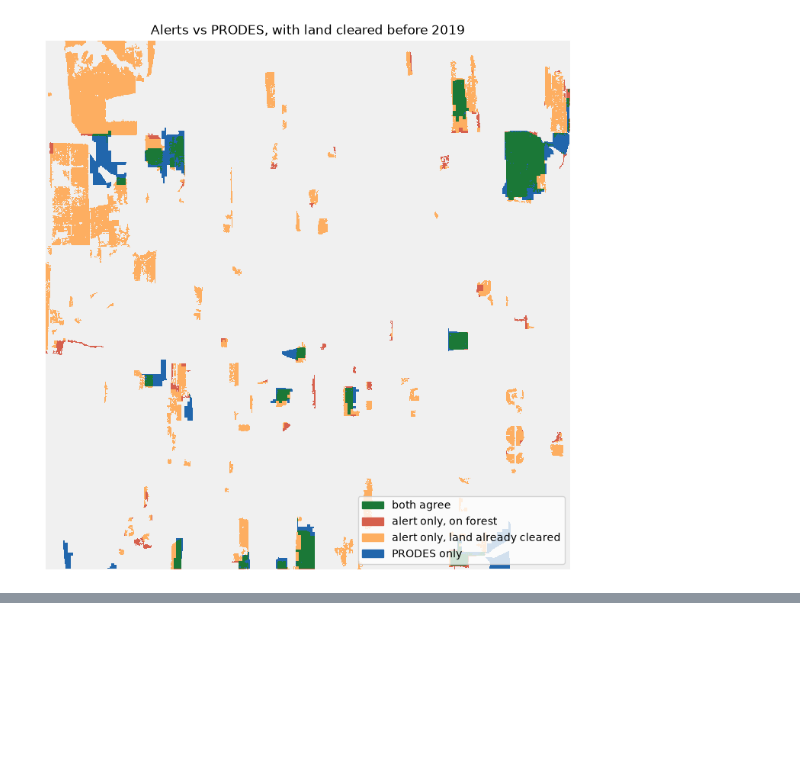
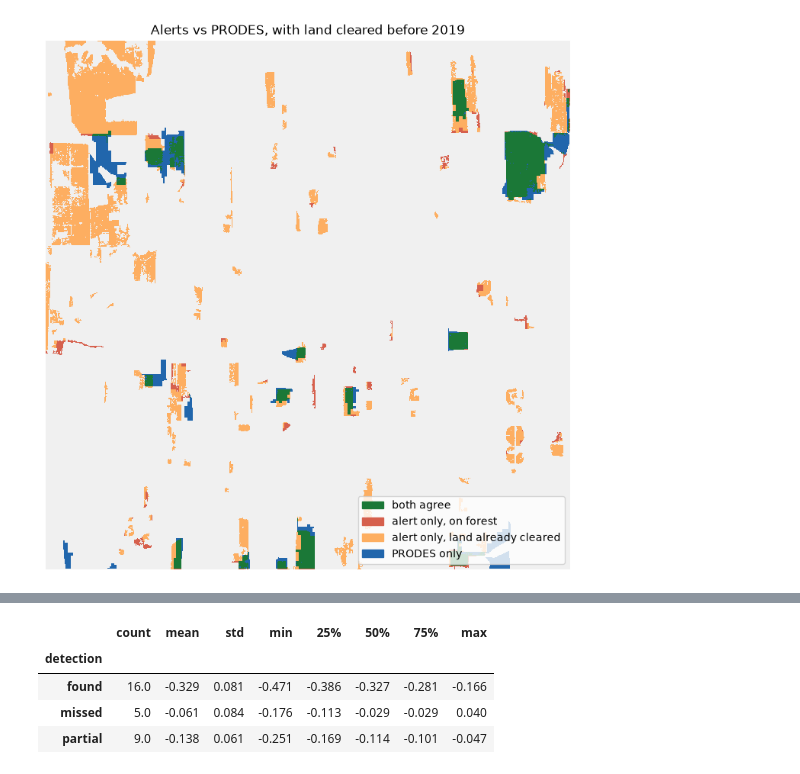
Before and after one commit to AngelicaIseni/Deforestation-Detection, a Jupyter notebook: Validation.ipynb, the cells around one changed output, grey strips where cells are left out. Saved outputs shown, nothing was run; the diff lists cells and outputs as text; code cells hidden in the pictures; blank space fills up the shorter version.

```diff
--- a/Validation.ipynb
+++ b/Validation.ipynb
@@ -377,0 +459,14 @@ plt.show()
+# %%
+def mean_ndvi_change(geometry):
+    clipped = ndvi_raster.rio.clip([geometry], prodes_utm.crs)
+    return float(clipped.mean(skipna=True))
+
+prodes_utm["mean_ndvi_change"] = prodes_utm.geometry.apply(mean_ndvi_change)
+
+prodes_utm.groupby("detection")["mean_ndvi_change"].describe().round(3)
+# %% [output]
+|  | count | mean | std | min | 25% | 50% | 75% | max |
+| detection |  |  |  |  |  |  |  |  |
+| found | 16.0 | -0.329 | 0.081 | -0.471 | -0.386 | -0.327 | -0.281 | -0.166 |
+| missed | 5.0 | -0.061 | 0.084 | -0.176 | -0.113 | -0.029 | -0.029 | 0.040 |
+| partial | 9.0 | -0.138 | 0.061 | -0.251 | -0.169 | -0.114 | -0.101 | -0.047 |
```
Also changed, not shown: parts of 6 cells of this notebook, 2 other files.
